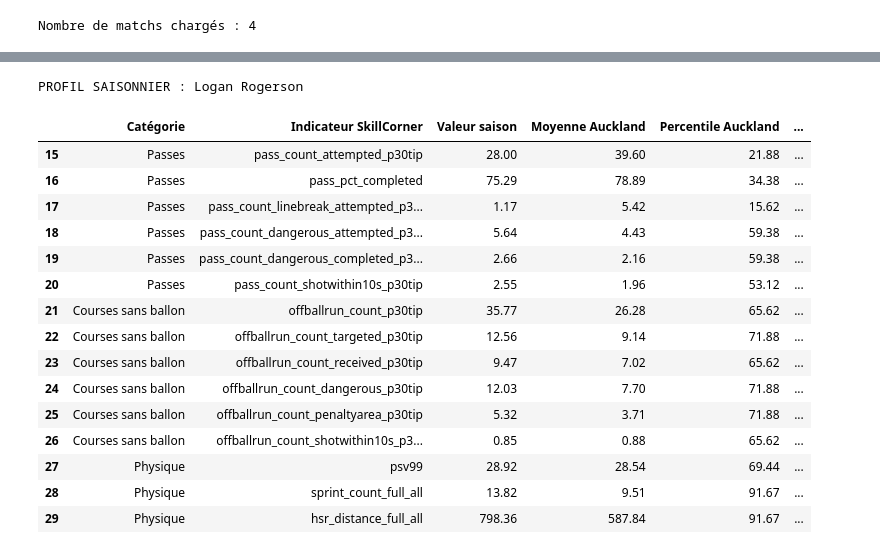
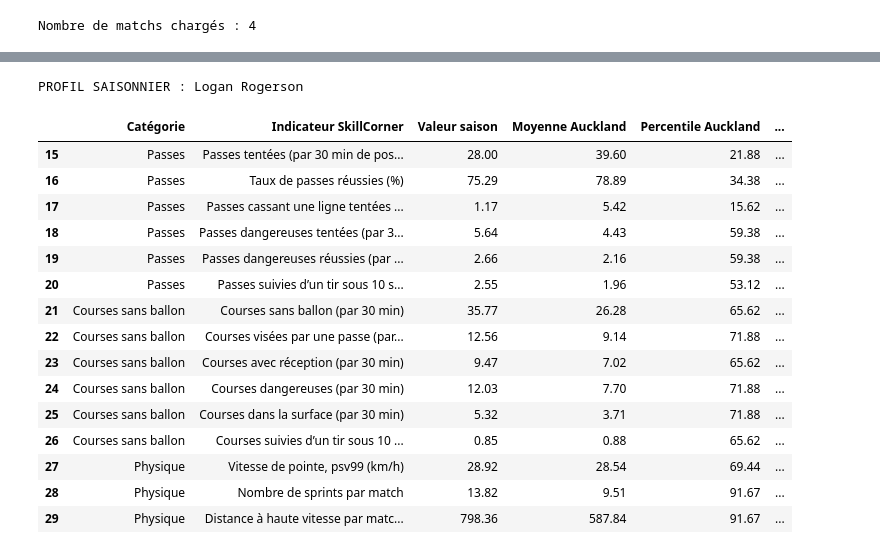
Before and after one commit to lfaivre1/PythonDS_foot, a Jupyter notebook: Notebooks/03_profils_joueurs.ipynb, the cells around one changed output, grey strips where cells are left out. Saved outputs shown, nothing was run; the diff lists cells and outputs as text; code cells hidden in the pictures.

```diff
--- a/Notebooks/03_profils_joueurs.ipynb
+++ b/Notebooks/03_profils_joueurs.ipynb
@@ -195,4 +207,3 @@ Les valeurs « par 30 minutes de possession » comptent les actions rapportées
-# %%
 # %%
 #chaque famille d'indicateurs vient d'une base de saison : on indique la base et la colonne du nombre de matchs
 bases_saison = {
@@ -201,22 +212,18 @@ bases_saison = {
     'Physique': (phys, 'count_match')
 }
 
-#chaque indicateur est un tuple : (famille, variable SkillCorner, libellé affiché)
+#chaque indicateur est un tuple : (famille, variable SkillCorner, nom affiché)
 indicateurs_passes = [
     ('Passes', 'pass_count_attempted_p30tip', 'Passes tentées (par 30 min de possession)'),
     ('Passes', 'pass_count_completed_p30tip', 'Passes réussies (par 30 min de possession)'),
     ('Passes', 'pass_pct_completed', 'Taux de passes réussies (%)'),
-    ('Passes', 'pass_avgdistance', 'Distance moyenne des passes (m)'),
-    ('Passes', 'pass_avgxpass_attempted', 'Réussite attendue moyenne des passes tentées (%)'),
     ('Passes', 'pass_count_difficultpass_attempted_p30tip', 'Passes difficiles tentées (par 30 min)'),
     ('Passes', 'pass_count_longrange_attempted_p30tip', 'Passes longues tentées (par 30 min)'),
-    ('Passes', 'pass_count_onetouch_attempted_p30tip', 'Passes en une touche tentées (par 30 min)'),
     ('Passes', 'pass_count_linebreak_attempted_p30tip', 'Passes cassant une ligne tentées (par 30 min)'),
     ('Passes', 'pass_count_linebreak_completed_p30tip', 'Passes cassant une ligne réussies (par 30 min)'),
     ('Passes', 'pass_count_dangerous_attempted_p30tip', 'Passes dangereuses tentées (par 30 min)'),
     ('Passes', 'pass_count_dangerous_completed_p30tip', 'Passes dangereuses réussies (par 30 min)'),
     ('Passes', 'pass_count_shotwithin10s_p30tip', 'Passes suivies d’un tir sous 10 s (par 30 min)'),
-    ('Passes', 'pass_count_torun_attempted_p30tip', 'Passes vers un partenaire en course (par 30 min)')
 ]
 
 indicateurs_courses = [
@@ -230,34 +237,19 @@ indicateurs_courses = [
     ('Courses sans ballon', 'offballrun_avgdistance', 'Distance moyenne des courses (m)')
 ]
 
-indicateurs_types = [
-    ('Courses sans ballon', 'behindrun_count_p30tip', 'Dans le dos de la défense (par 30 min)'),
-    ('Courses sans ballon', 'comingshortrun_count_p30tip', 'En venant court (par 30 min)'),
-    ('Courses sans ballon', 'droppingoffrun_count_p30tip', 'Décrochage (par 30 min)'),
-    ('Courses sans ballon', 'supportrun_count_p30tip', 'Soutien (par 30 min)'),
-    ('Courses sans ballon', 'pullinghalfspacerun_count_p30tip', 'Appel dans le demi-espace (par 30 min)'),
-    ('Courses sans ballon', 'pullingwiderun_count_p30tip', 'Appel excentré (par 30 min)'),
-    ('Courses sans ballon', 'aheadoftheballrun_count_p30tip', 'Devant le ballon (par 30 min)'),
-    ('Courses sans ballon', 'overlaprun_count_p30tip', 'Débordement, overlap (par 30 min)'),
-    ('Courses sans ballon', 'underlaprun_count_p30tip', 'Surcharge intérieure, underlap (par 30 min)'),
-    ('Courses sans ballon', 'crossreceiverrun_count_p30tip', 'Réception de centre (par 30 min)')
-]
 
 indicateurs_physiques = [
     ('Physique', 'total_distance_full_all', 'Distance totale par match (m)'),
     ('Physique', 'total_metersperminute_full_all', 'Mètres par minute (temps total)'),
-    ('Physique', 'total_metersperminute_full_tip', 'Mètres par minute, équipe en possession'),
-    ('Physique', 'total_metersperminute_full_otip', 'Mètres par minute, adversaire en possession'),
     ('Physique', 'hsr_distance_full_all', 'Distance à haute vitesse par match (m)'),
     ('Physique', 'sprint_count_full_all', 'Nombre de sprints par match'),
     ('Physique', 'sprint_distance_full_all', 'Distance en sprint par match (m)'),
     ('Physique', 'highaccel_count_full_all', 'Accélérations fortes par match'),
-    ('Physique', 'highdecel_count_full_all', 'Décélérations fortes par match'),
     ('Physique', 'psv99', 'Vitesse de pointe, psv99 (km/h)')
 ]
 
-#dictionnaire variable -> libellé, utilisé plus loin pour les graphiques
-libelles_indicateurs = {}
-for famille, variable, libelle in indicateurs_passes + indicateurs_courses + indicateurs_types + indicateurs_physiques:
-    libelles_indicateurs[variable] = libelle
+#dictionnaire variable -> utilisé plus loin pour les graphiques
+var_indicateurs = {}
+for famille, variable, nvar in indicateurs_passes + indicateurs_courses + indicateurs_physiques:
+    var_indicateurs[variable] = nvar
 # %% [markdown]
@@ -350,4 +314,3 @@ Nous reprenons les indicateurs de ton code initial. Les passes et les courses ut
-# %%
 # %%
 variables_passes_saison = [
     'pass_count_attempted_p30tip',
@@ -380,3 +343,14 @@ variables_danger = [
     'offballrun_count_penaltyarea_p30tip',
     'offballrun_count_shotwithin10s_p30tip'
 ]
+
+#on utilise des noms français pour afficher les indicateurs sélectionnés
+noms_variables = var_indicateurs.copy()
+lignes_noms_variables = []
+for variable in variables_passes_saison + variables_courses_saison + variables_physiques_saison:
+    lignes_noms_variables.append({
+        'Nom de variable SkillCorner': variable,
+        'Nom affiché': noms_variables[variable]
+    })
+
+pd.DataFrame(lignes_noms_variables)
@@ -450,27 +444,28 @@ PROFIL SAISONNIER : Guillermo Luis May Bartesaghi
-# %%
 # %%
 #joueur n°2 : son tableau de percentiles
 joueur = top_joueurs.iloc[1]
 print('PROFIL SAISONNIER :', joueur['nom_joueur'])
 tableau = percentiles_joueurs.loc[
     percentiles_joueurs['player_id'] == joueur['player_id']
 ]
+tableau = tableau.copy()
+tableau['variable'] = tableau['variable'].replace(noms_variables)
 tableau[list(noms_colonnes)].rename(columns=noms_colonnes).round(2)
 # %% [output]
 PROFIL SAISONNIER : Logan Rogerson
 |  | Catégorie | Indicateur SkillCorner | Valeur saison | Moyenne Auckland | Percentile Auckland | ... |
-| 15 | Passes | pass_count_attempted_p30tip | 28.00 | 39.60 | 21.88 | ... |
-| 16 | Passes | pass_pct_completed | 75.29 | 78.89 | 34.38 | ... |
-| 17 | Passes | pass_count_linebreak_attempted_p3... | 1.17 | 5.42 | 15.62 | ... |
-| 18 | Passes | pass_count_dangerous_attempted_p3... | 5.64 | 4.43 | 59.38 | ... |
-| 19 | Passes | pass_count_dangerous_completed_p3... | 2.66 | 2.16 | 59.38 | ... |
-| 20 | Passes | pass_count_shotwithin10s_p30tip | 2.55 | 1.96 | 53.12 | ... |
-| 21 | Courses sans ballon | offballrun_count_p30tip | 35.77 | 26.28 | 65.62 | ... |
-| 22 | Courses sans ballon | offballrun_count_targeted_p30tip | 12.56 | 9.14 | 71.88 | ... |
-| 23 | Courses sans ballon | offballrun_count_received_p30tip | 9.47 | 7.02 | 65.62 | ... |
-| 24 | Courses sans ballon | offballrun_count_dangerous_p30tip | 12.03 | 7.70 | 71.88 | ... |
-| 25 | Courses sans ballon | offballrun_count_penaltyarea_p30tip | 5.32 | 3.71 | 71.88 | ... |
-| 26 | Courses sans ballon | offballrun_count_shotwithin10s_p3... | 0.85 | 0.88 | 65.62 | ... |
-| 27 | Physique | psv99 | 28.92 | 28.54 | 69.44 | ... |
-| 28 | Physique | sprint_count_full_all | 13.82 | 9.51 | 91.67 | ... |
-| 29 | Physique | hsr_distance_full_all | 798.36 | 587.84 | 91.67 | ... |
+| 15 | Passes | Passes tentées (par 30 min de pos... | 28.00 | 39.60 | 21.88 | ... |
+| 16 | Passes | Taux de passes réussies (%) | 75.29 | 78.89 | 34.38 | ... |
+| 17 | Passes | Passes cassant une ligne tentées ... | 1.17 | 5.42 | 15.62 | ... |
+| 18 | Passes | Passes dangereuses tentées (par 3... | 5.64 | 4.43 | 59.38 | ... |
+| 19 | Passes | Passes dangereuses réussies (par ... | 2.66 | 2.16 | 59.38 | ... |
+| 20 | Passes | Passes suivies d’un tir sous 10 s... | 2.55 | 1.96 | 53.12 | ... |
+| 21 | Courses sans ballon | Courses sans ballon (par 30 min) | 35.77 | 26.28 | 65.62 | ... |
+| 22 | Courses sans ballon | Courses visées par une passe (par... | 12.56 | 9.14 | 71.88 | ... |
+| 23 | Courses sans ballon | Courses avec réception (par 30 min) | 9.47 | 7.02 | 65.62 | ... |
+| 24 | Courses sans ballon | Courses dangereuses (par 30 min) | 12.03 | 7.70 | 71.88 | ... |
+| 25 | Courses sans ballon | Courses dans la surface (par 30 min) | 5.32 | 3.71 | 71.88 | ... |
+| 26 | Courses sans ballon | Courses suivies d’un tir sous 10 ... | 0.85 | 0.88 | 65.62 | ... |
+| 27 | Physique | Vitesse de pointe, psv99 (km/h) | 28.92 | 28.54 | 69.44 | ... |
+| 28 | Physique | Nombre de sprints par match | 13.82 | 9.51 | 91.67 | ... |
+| 29 | Physique | Distance à haute vitesse par matc... | 798.36 | 587.84 | 91.67 | ... |
```
Also changed, not shown: parts of 40 cells of this notebook, 2 other files.
